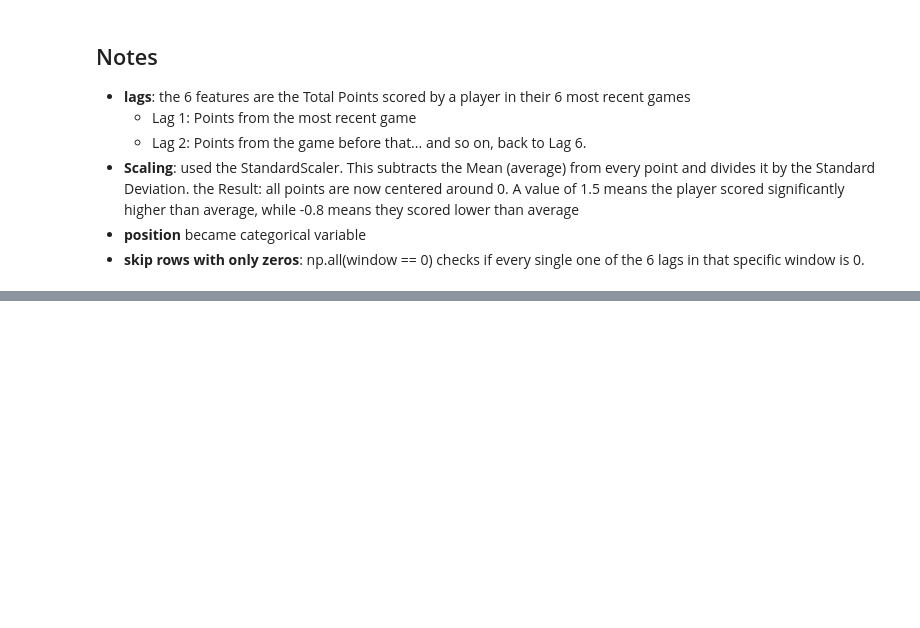
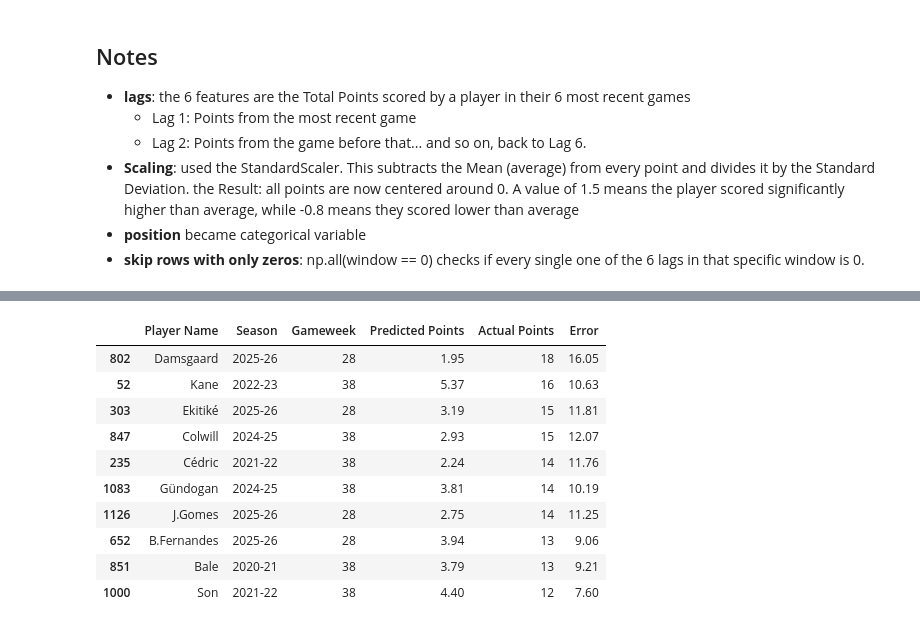
Before and after one commit to sophiedelrey/fpl_pipeline, a Jupyter notebook: models/forecaster.ipynb, the cells around one changed output, grey strips where cells are left out. Drawn from its saved outputs; the diff is of its cells as text; code cells hidden in the pictures; blank space fills up the shorter version.

```diff
--- a/models/forecaster.ipynb
+++ b/models/forecaster.ipynb
@@ -340,0 +328,78 @@ Therefore, predictions are for the FOLLOWING Gameweek.
+# %%
+
+# Setup paths
+output_dir = Path('../output')
+output_dir.mkdir(parents=True, exist_ok=True)
+
+detailed_results = []
+lag_cols = [f'lag_{i}' for i in range(6, 0, -1)]
+
+print("Generating backtest predictions (Predicting the last known game)...")
+
+# Group by UUID to ensure we stay within one player's history
+for pid, group in df.groupby('Player UUID'):
+    # Sort chronologically
+    group = group.sort_values(['season', 'Gameweek'])
+
+    # We need at least 7 rows: 6 for the window (lags) and 1 for the 'Actual' target
+    if len(group) >= 7:
+        # 1. Get the 'Backtest' window
+        # We take rows from -7 to -2 (the 6 games BEFORE the last one)
+        backtest_rows = group.iloc[-7:-1]
+
+        # The 'Actual' result is the very last row in the dataset
+        actual_row = group.iloc[-1]
+
+        name = actual_row['Web Name']
+        pos = actual_row['Position']
+        target_gw = actual_row['Gameweek']
+        target_season = actual_row['season']
+        actual_points = actual_row['Total Points']
+
+        # 2. Extract features (points from the 6 games before the last one)
+        window_points = backtest_rows['Total Points'].values
+
+        # 3. Prepare for model
+        # Create a DF matching the training structure: [lag_6, lag_5, ..., lag_1, position]
+        window_df = pd.DataFrame([list(window_points) + [pos]],
+                                columns=lag_cols + ['position'])
+
+        # Scale numeric features using the fitted scaler
+        window_df[lag_cols] = scaler.transform(window_df[lag_cols])
+        window_df['position'] = window_df['position'].astype('category')
+
+        # 4. Generate Prediction
+        pred_val = model.predict(window_df)[0]
+        # Clean up negative predictions (players can't score less than 0 in this context)
+        pred_val = max(0, pred_val)
+
+        detailed_results.append({
+            'Player Name': name,
+            'Season': target_season,
+            'Gameweek': target_gw,
+            'Predicted Points': round(float(pred_val), 2),
+            'Actual Points': actual_points,
+            'Error': round(abs(pred_val - actual_points), 2)
+        })
+
+# Create the results DataFrame
+truth_df = pd.DataFrame(detailed_results).sort_values(by='Actual Points', ascending=False)
+
+# Save to the requested path
+save_path = output_dir / 'lgbm_2026_truth.csv'
+truth_df.to_csv(save_path, index=False, encoding="utf-8-sig")
+
+print(f"Success! Backtest results saved to: {save_path}")
+
+# Display the Top 10 highest scorers to see how the model handled them
+print("\n--- Top 10 Real Performers: Prediction vs Reality ---")
+display(truth_df.head(10))
+
+# Calculate global performance metrics for this backtest
+if not truth_df.empty:
+    mae = truth_df['Error'].mean()
+    rmse = np.sqrt((truth_df['Error']**2).mean())
+    print(f"\nBacktest Metrics for the Last Known Gameweek:")
+    print(f"Mean Absolute Error (MAE): {mae:.2f}")
+    print(f"Root Mean Squared Error (RMSE): {rmse:.2f}")
+# %% [output]
@@ -340,0 +410,11 @@ Therefore, predictions are for the FOLLOWING Gameweek.
+|  | Player Name | Season | Gameweek | Predicted Points | Actual Points | Error |
+| 802 | Damsgaard | 2025-26 | 28 | 1.95 | 18 | 16.05 |
+| 52 | Kane | 2022-23 | 38 | 5.37 | 16 | 10.63 |
+| 303 | Ekitiké | 2025-26 | 28 | 3.19 | 15 | 11.81 |
+| 847 | Colwill | 2024-25 | 38 | 2.93 | 15 | 12.07 |
+| 235 | Cédric | 2021-22 | 38 | 2.24 | 14 | 11.76 |
+| 1083 | Gündogan | 2024-25 | 38 | 3.81 | 14 | 10.19 |
+| 1126 | J.Gomes | 2025-26 | 28 | 2.75 | 14 | 11.25 |
+| 652 | B.Fernandes | 2025-26 | 28 | 3.94 | 13 | 9.06 |
+| 851 | Bale | 2020-21 | 38 | 3.79 | 13 | 9.21 |
+| 1000 | Son | 2021-22 | 38 | 4.40 | 12 | 7.60 |
```
Also changed, not shown: parts of 9 cells of this notebook.
